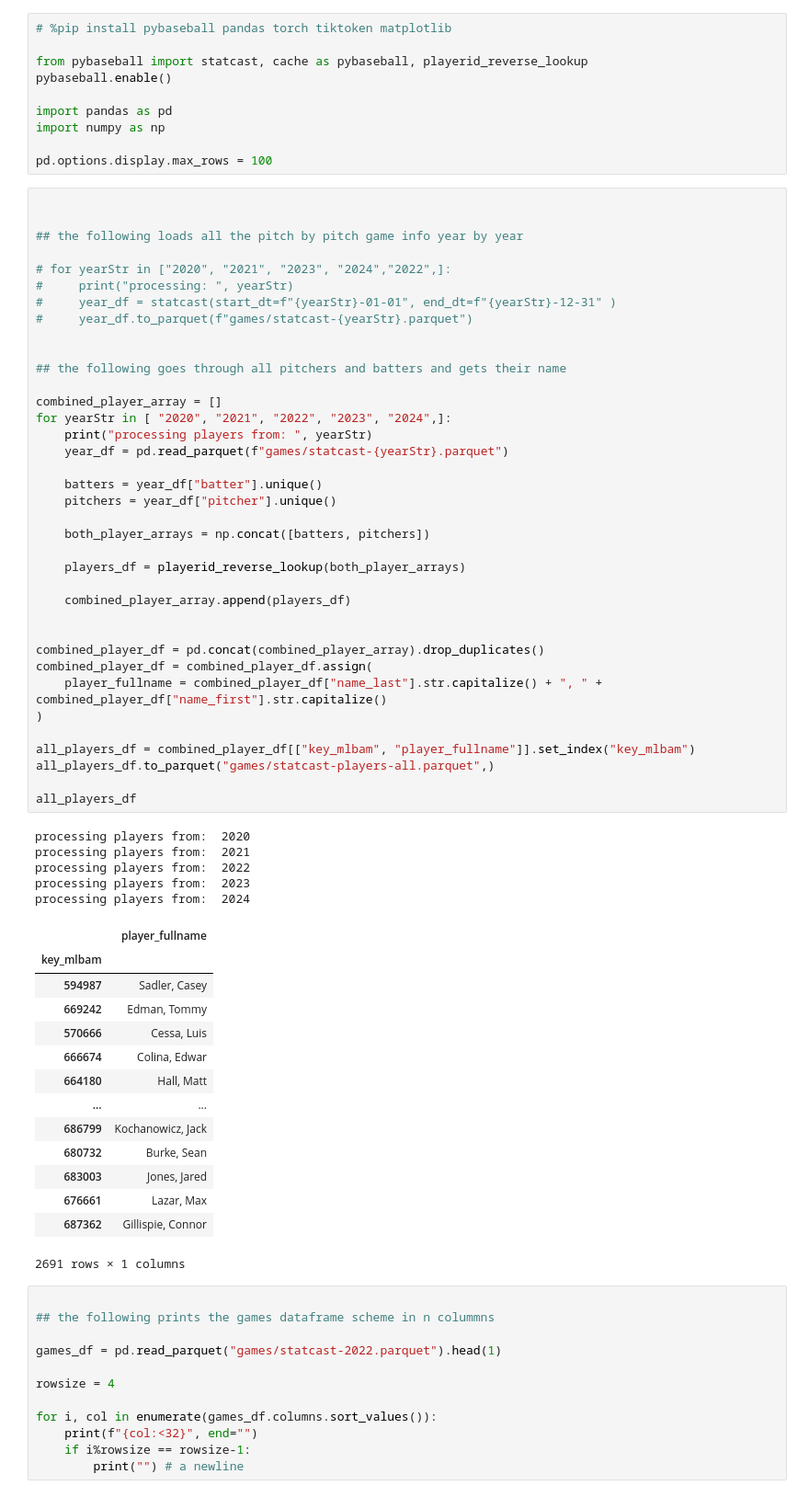
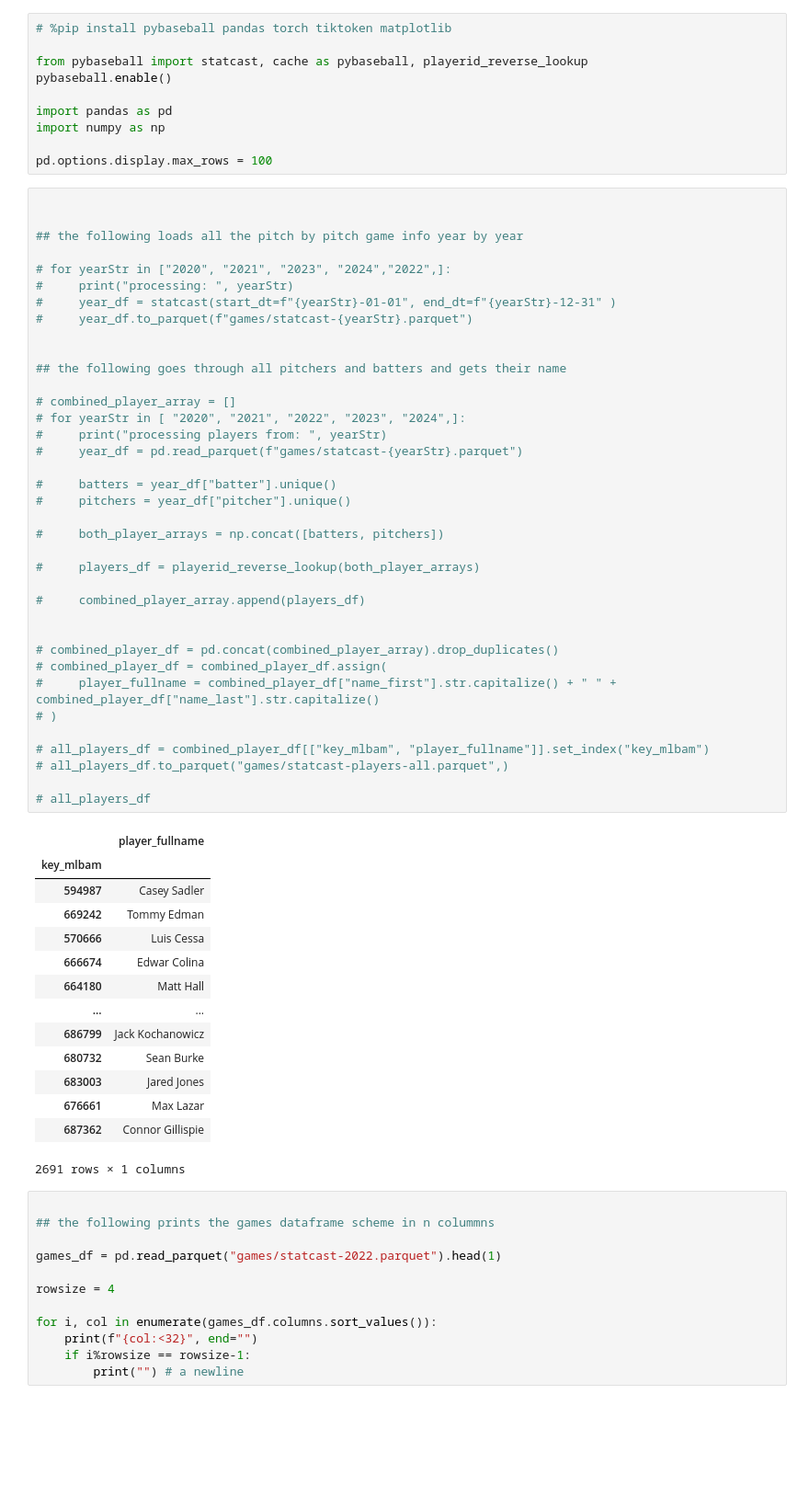
Before and after one commit to linde/pitch-prediction-playground, a Jupyter notebook: statcast.ipynb, the cells around one changed output. Shown at 92% size. Saved outputs shown, nothing was run; the diff lists cells and outputs as text; blank space fills up the shorter version.

```diff
--- a/statcast.ipynb
+++ b/statcast.ipynb
@@ -11,60 +11,55 @@ pd.options.display.max_rows = 100
 # %%
 
 
 ## the following loads all the pitch by pitch game info year by year
 
 # for yearStr in ["2020", "2021", "2023", "2024","2022",]:
 #     print("processing: ", yearStr)
 #     year_df = statcast(start_dt=f"{yearStr}-01-01", end_dt=f"{yearStr}-12-31" )
 #     year_df.to_parquet(f"games/statcast-{yearStr}.parquet")
 
 
 ## the following goes through all pitchers and batters and gets their name
 
-combined_player_array = []
-for yearStr in [ "2020", "2021", "2022", "2023", "2024",]:
-    print("processing players from: ", yearStr)
-    year_df = pd.read_parquet(f"games/statcast-{yearStr}.parquet")
+# combined_player_array = []
+# for yearStr in [ "2020", "2021", "2022", "2023", "2024",]:
+#     print("processing players from: ", yearStr)
+#     year_df = pd.read_parquet(f"games/statcast-{yearStr}.parquet")
 
-    batters = year_df["batter"].unique()
-    pitchers = year_df["pitcher"].unique()
+#     batters = year_df["batter"].unique()
+#     pitchers = year_df["pitcher"].unique()
 
-    both_player_arrays = np.concat([batters, pitchers])
+#     both_player_arrays = np.concat([batters, pitchers])
 
-    players_df = playerid_reverse_lookup(both_player_arrays)
+#     players_df = playerid_reverse_lookup(both_player_arrays)
 
-    combined_player_array.append(players_df)
+#     combined_player_array.append(players_df)
 
 
-combined_player_df = pd.concat(combined_player_array).drop_duplicates()
-combined_player_df = combined_player_df.assign(
-    player_fullname = combined_player_df["name_last"].str.capitalize() + ", " + combined_player_df["name_first"].str.capitalize()
-)
+# combined_player_df = pd.concat(combined_player_array).drop_duplicates()
+# combined_player_df = combined_player_df.assign(
+#     player_fullname = combined_player_df["name_first"].str.capitalize() + " " + combined_player_df["name_last"].str.capitalize()
+# )
 
-all_players_df = combined_player_df[["key_mlbam", "player_fullname"]].set_index("key_mlbam")
-all_players_df.to_parquet("games/statcast-players-all.parquet",)
+# all_players_df = combined_player_df[["key_mlbam", "player_fullname"]].set_index("key_mlbam")
+# all_players_df.to_parquet("games/statcast-players-all.parquet",)
 
-all_players_df
+# all_players_df
 # %% [output]
+|  | player_fullname |
+| key_mlbam |  |
+| 594987 | Casey Sadler |
+| 669242 | Tommy Edman |
+| 570666 | Luis Cessa |
+| 666674 | Edwar Colina |
+| 664180 | Matt Hall |
+| ... | ... |
+| 686799 | Jack Kochanowicz |
+| 680732 | Sean Burke |
+| 683003 | Jared Jones |
+| 676661 | Max Lazar |
+| 687362 | Connor Gillispie |
-processing players from:  2020
-processing players from:  2021
-processing players from:  2022
-processing players from:  2023
-processing players from:  2024
+2691 rows × 1 columns
-|  | player_fullname |
-| key_mlbam |  |
-| 594987 | Sadler, Casey |
-| 669242 | Edman, Tommy |
-| 570666 | Cessa, Luis |
-| 666674 | Colina, Edwar |
-| 664180 | Hall, Matt |
-| ... | ... |
-| 686799 | Kochanowicz, Jack |
-| 680732 | Burke, Sean |
-| 683003 | Jones, Jared |
-| 676661 | Lazar, Max |
-| 687362 | Gillispie, Connor |
-2691 rows × 1 columns
 # %%
 
 ## the following prints the games dataframe scheme in n colummns
```
Also changed, not shown: parts of 2 cells of this notebook.
